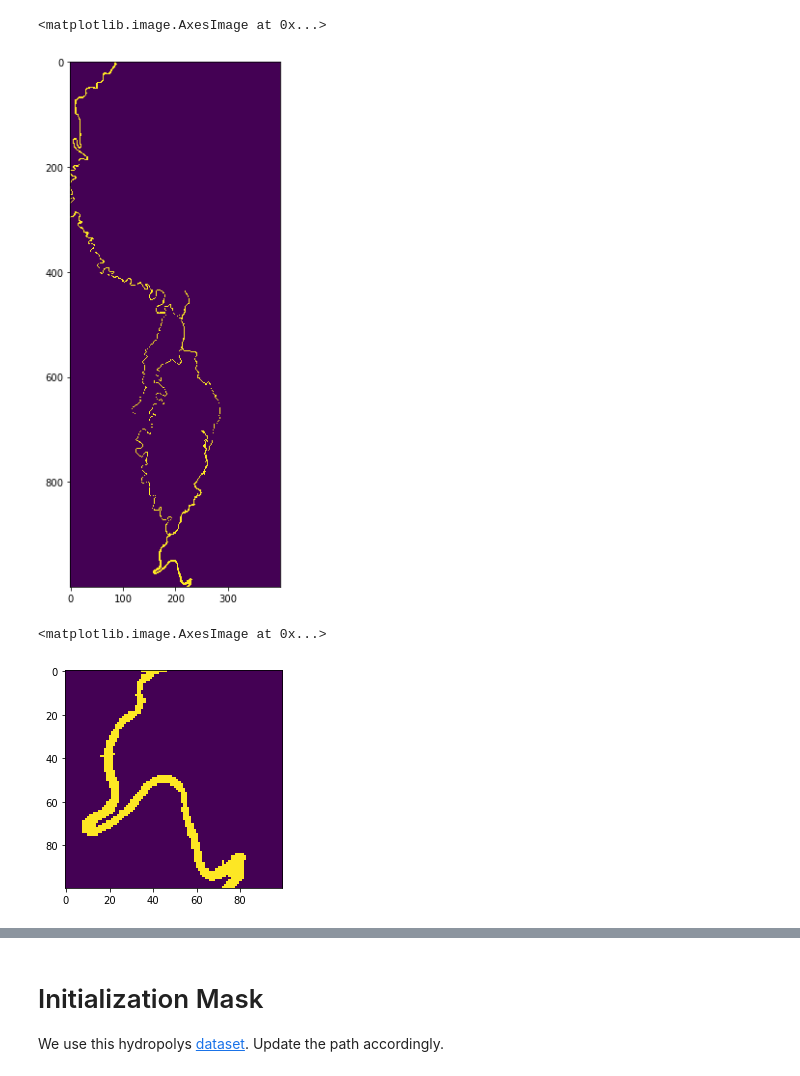
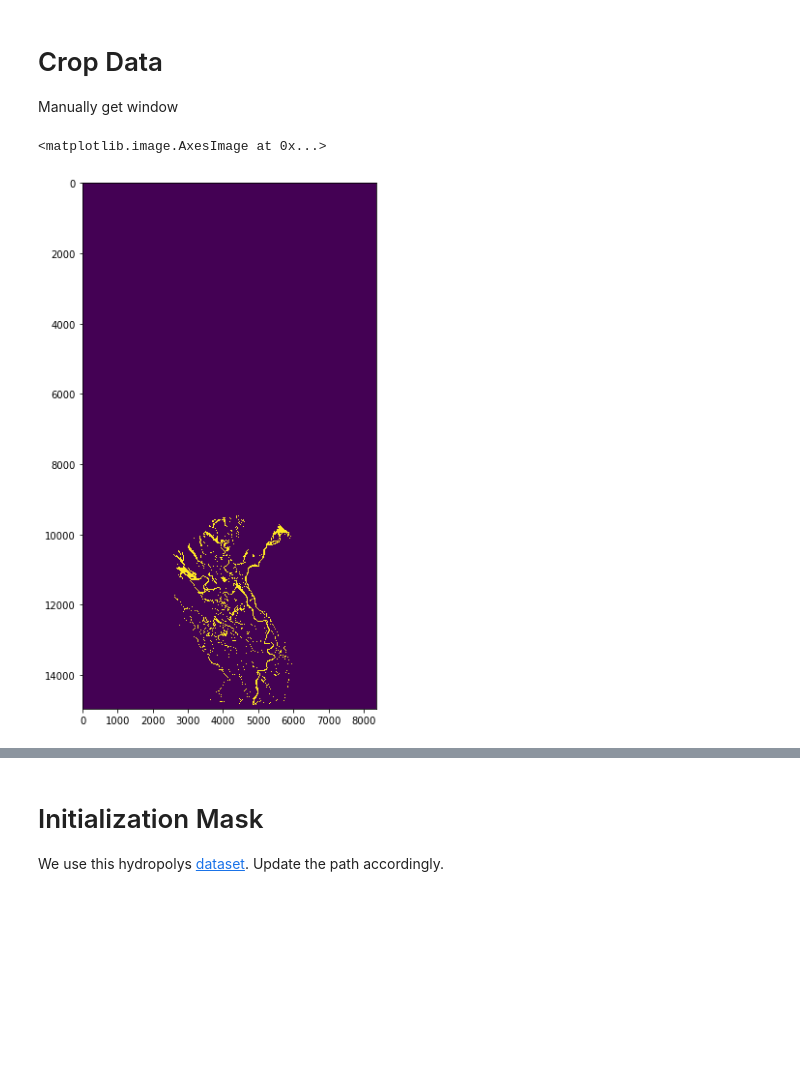
Before and after one commit to simard-landscape-lab/orinoco, a Jupyter notebook: notebooks/grwl_comparison/0 - Make Masks.ipynb, the cells around one changed output, grey strips where cells are left out. Saved outputs shown, nothing was run; the diff lists cells and outputs as text; code cells hidden in the pictures; blank space fills up the shorter version.

Commit message:
new widths and grwl comparison

```diff
--- a/notebooks/grwl_comparison/0 - Make Masks.ipynb
+++ b/notebooks/grwl_comparison/0 - Make Masks.ipynb
@@ -23,17 +17,12 @@ NH15.tif.aux.xml NH16.tif.aux.xml NR08.tif.aux.xml
 # %%
-data_path = Path('grwl_data')
+grwl_data = Path('grwl_data')
 
 out_path = Path('out')
 out_path.mkdir(exist_ok=True)
 
-out_water_masks = Path('out/water_masks')
-out_water_masks.mkdir(exist_ok=True, parents=True)
-
-out_ocean_masks = Path('out/ocean_masks')
-out_ocean_masks.mkdir(exist_ok=True, parents=True)
+tile_dir = Path(f'out/{tile_name}')
+tile_dir.mkdir(exist_ok=True, parents=True)
 # %%
-def open_one_water_mask(tile_name):
-    with rasterio.open(data_path/f'masks/{tile_name}.tif') as ds:
-        water_mask = ds.read(1).astype(bool).astype(int)
-        profile = ds.profile
-    return water_mask, profile
+with rasterio.open(grwl_data/f'masks/{tile_name}.tif') as ds:
+    water_mask = ds.read(1).astype(bool).astype(int)
+    profile = ds.profile
@@ -45,6 +29,10 @@ sx = np.s_[7400:7800]
+# %% [markdown]
+# Crop Data
+
+Manually get window
 # %%
 plt.figure(figsize=(10, 10))
-plt.imshow(X[sy, sx])
+plt.imshow(water_mask)
 # %% [output]
 <matplotlib.image.AxesImage at 0x...>
-[figure, old version]
+[figure, new version]
@@ -60,5 +38,0 @@ X3 = nd.morphology.binary_erosion(X2.astype(int),
-# %%
-plt.imshow(X[sy, sx][900:, 150:250])
-# %% [output]
-<matplotlib.image.AxesImage at 0x...>
-[figure, removed]
```
Also changed, not shown: parts of 22 cells of this notebook, 20 other files.
